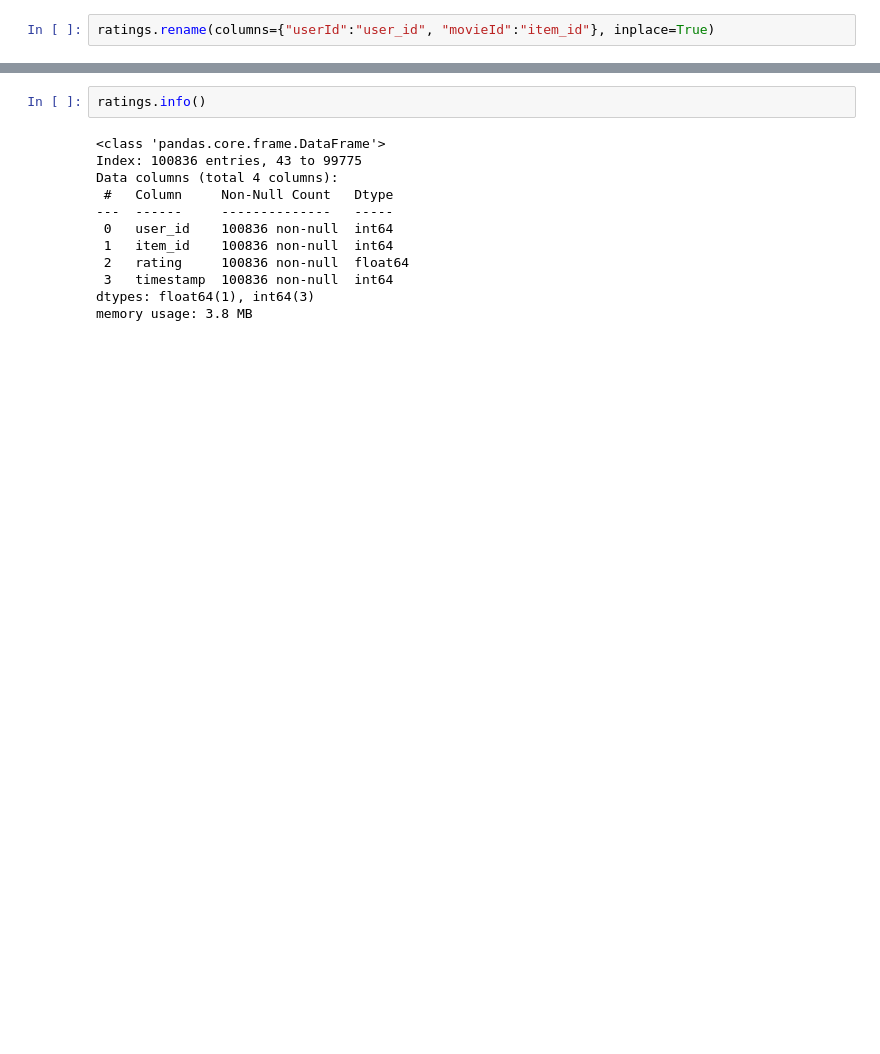
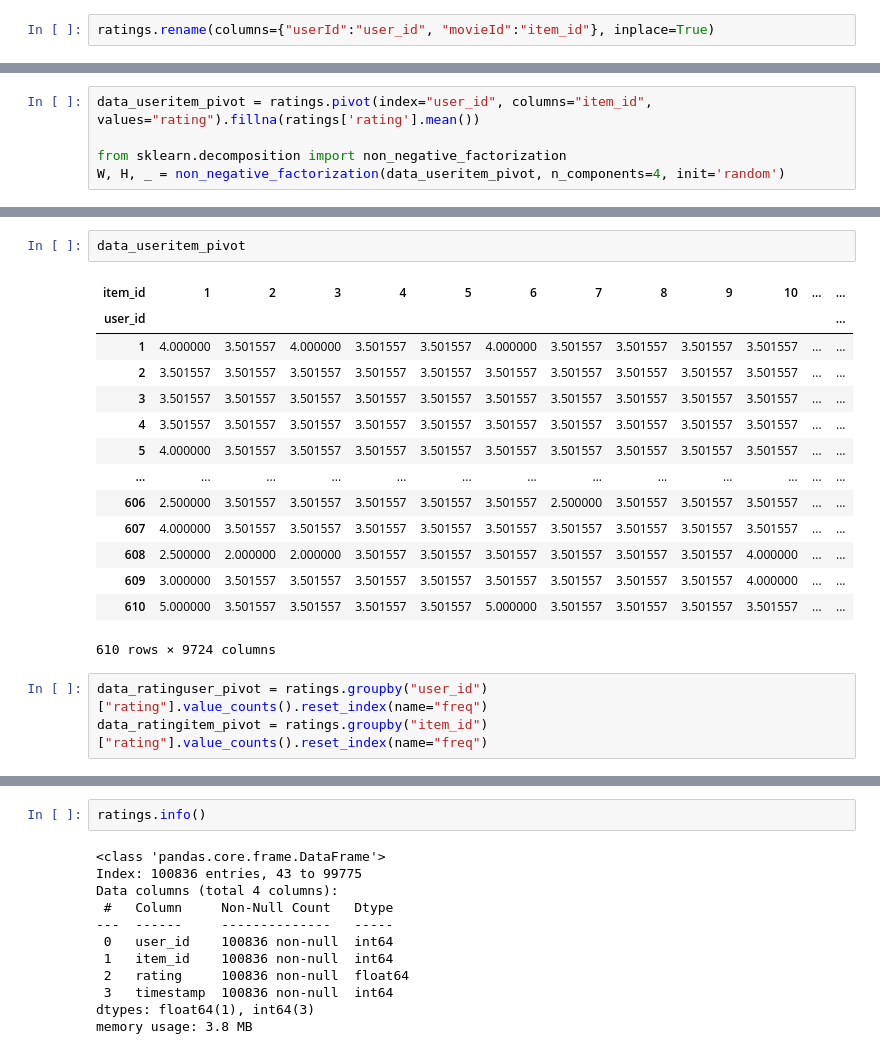
Before and after one commit to Feindrial/bondnet, a Jupyter notebook: main.ipynb, the cells around one changed output, grey strips where cells are left out. Cells and saved outputs as stored; diff of their text form; blank space fills up the shorter version.

```diff
--- a/main.ipynb
+++ b/main.ipynb
@@ -211,0 +779,5 @@ ratings.rename(columns={"userId":"user_id", "movieId":"item_id"}, inplace=True)
+# %%
+data_useritem_pivot = ratings.pivot(index="user_id", columns="item_id", values="rating").fillna(ratings['rating'].mean())
+
+from sklearn.decomposition import non_negative_factorization
+W, H, _ = non_negative_factorization(data_useritem_pivot, n_components=4, init='random')
@@ -211,0 +812,20 @@ ratings.rename(columns={"userId":"user_id", "movieId":"item_id"}, inplace=True)
+# %%
+data_useritem_pivot
+# %% [output]
+| item_id | 1 | 2 | 3 | 4 | 5 | 6 | 7 | 8 | 9 | 10 | ... | ... |
+| user_id |  |  |  |  |  |  |  |  |  |  |  | ... |
+| 1 | 4.000000 | 3.501557 | 4.000000 | 3.501557 | 3.501557 | 4.000000 | 3.501557 | 3.501557 | 3.501557 | 3.501557 | ... | ... |
+| 2 | 3.501557 | 3.501557 | 3.501557 | 3.501557 | 3.501557 | 3.501557 | 3.501557 | 3.501557 | 3.501557 | 3.501557 | ... | ... |
+| 3 | 3.501557 | 3.501557 | 3.501557 | 3.501557 | 3.501557 | 3.501557 | 3.501557 | 3.501557 | 3.501557 | 3.501557 | ... | ... |
+| 4 | 3.501557 | 3.501557 | 3.501557 | 3.501557 | 3.501557 | 3.501557 | 3.501557 | 3.501557 | 3.501557 | 3.501557 | ... | ... |
+| 5 | 4.000000 | 3.501557 | 3.501557 | 3.501557 | 3.501557 | 3.501557 | 3.501557 | 3.501557 | 3.501557 | 3.501557 | ... | ... |
+| ... | ... | ... | ... | ... | ... | ... | ... | ... | ... | ... | ... | ... |
+| 606 | 2.500000 | 3.501557 | 3.501557 | 3.501557 | 3.501557 | 3.501557 | 2.500000 | 3.501557 | 3.501557 | 3.501557 | ... | ... |
+| 607 | 4.000000 | 3.501557 | 3.501557 | 3.501557 | 3.501557 | 3.501557 | 3.501557 | 3.501557 | 3.501557 | 3.501557 | ... | ... |
+| 608 | 2.500000 | 2.000000 | 2.000000 | 3.501557 | 3.501557 | 3.501557 | 3.501557 | 3.501557 | 3.501557 | 4.000000 | ... | ... |
+| 609 | 3.000000 | 3.501557 | 3.501557 | 3.501557 | 3.501557 | 3.501557 | 3.501557 | 3.501557 | 3.501557 | 4.000000 | ... | ... |
+| 610 | 5.000000 | 3.501557 | 3.501557 | 3.501557 | 3.501557 | 5.000000 | 3.501557 | 3.501557 | 3.501557 | 3.501557 | ... | ... |
+610 rows × 9724 columns
+# %%
+data_ratinguser_pivot = ratings.groupby("user_id")["rating"].value_counts().reset_index(name="freq")
+data_ratingitem_pivot = ratings.groupby("item_id")["rating"].value_counts().reset_index(name="freq")
```
Also changed, not shown: parts of 59 cells of this notebook, 2 other files.
